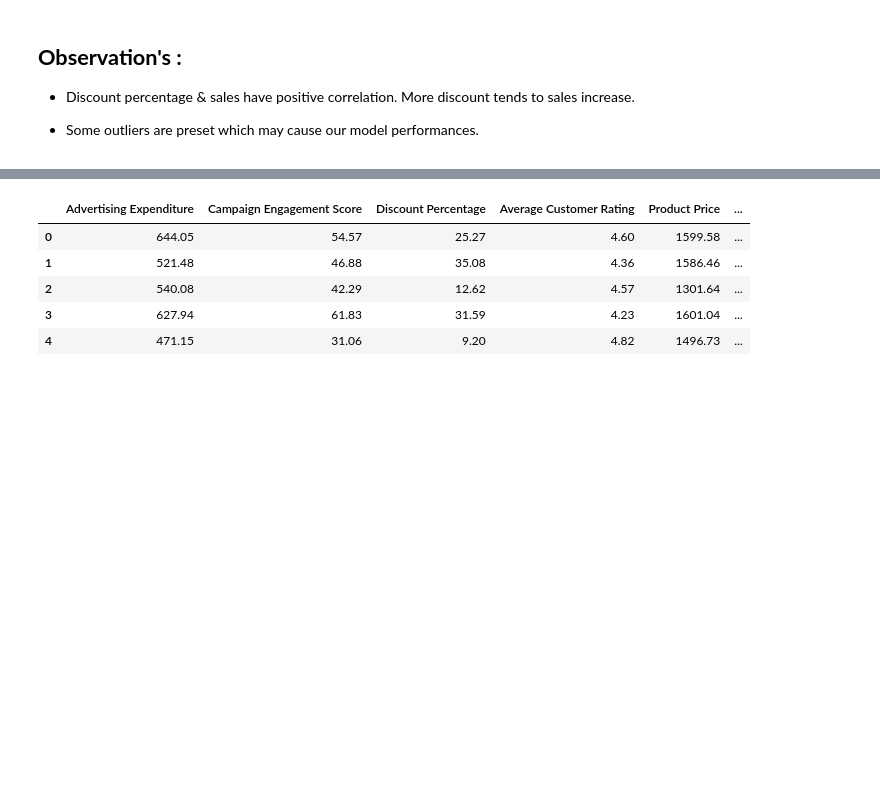
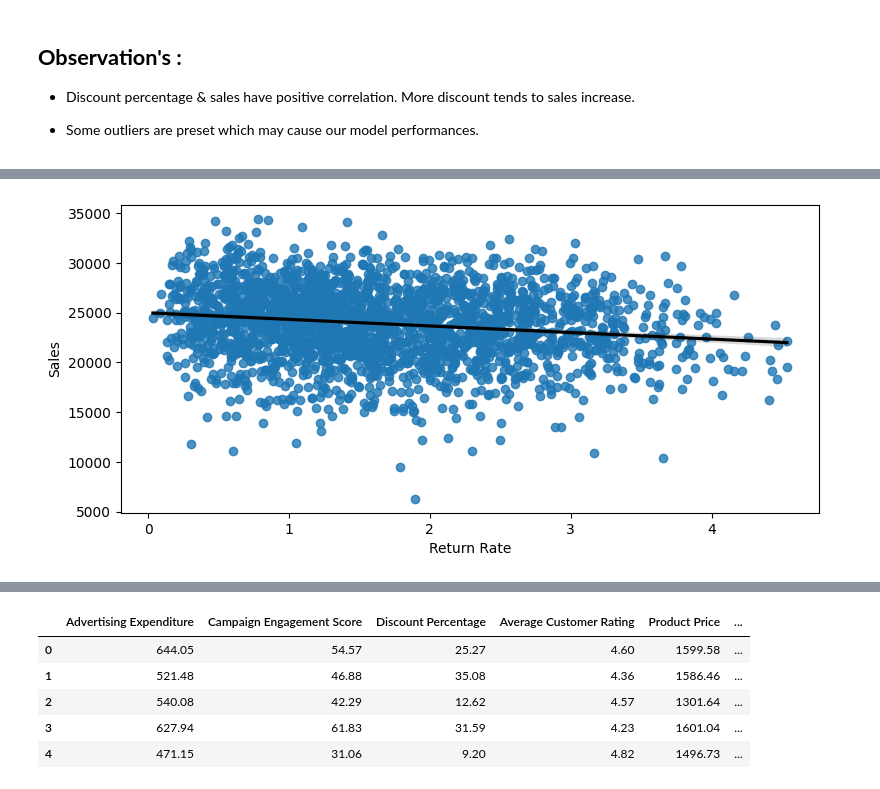
Before and after one commit to uniquegalaxycoder/Project, a Jupyter notebook: Liner_Regression_Sales_Data.ipynb, the cells around one changed output, grey strips where cells are left out. Drawn from its saved outputs; the diff is of its cells as text; code cells hidden in the pictures; blank space fills up the shorter version.

```diff
--- a/Liner_Regression_Sales_Data.ipynb
+++ b/Liner_Regression_Sales_Data.ipynb
@@ -484,0 +570,4 @@ plt.show()
+# %%
+independent_variable_6  = ['Return Rate']
+# %%
+linear_regression_6 = LinearRegression()
@@ -484,0 +596,7 @@ plt.show()
+# %%
+plt.figure(figsize = (9, 4))
+
+sns.regplot(x = X_train[independent_variable_6], y = y_train, line_kws = {'color' : 'black'})
+plt.show()
+# %% [output]
+[figure, added]
```
Also changed, not shown: parts of 123 cells of this notebook.
